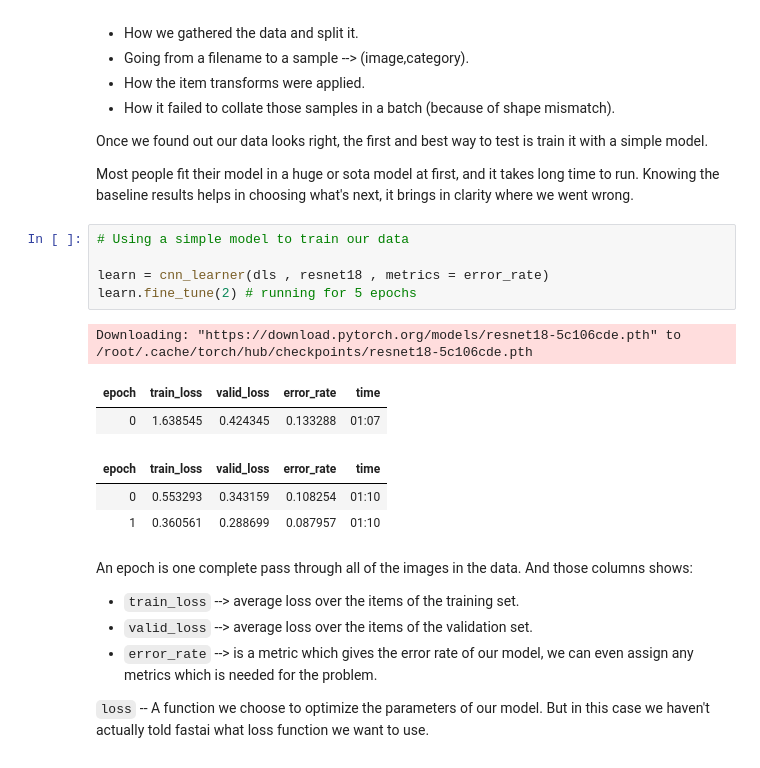
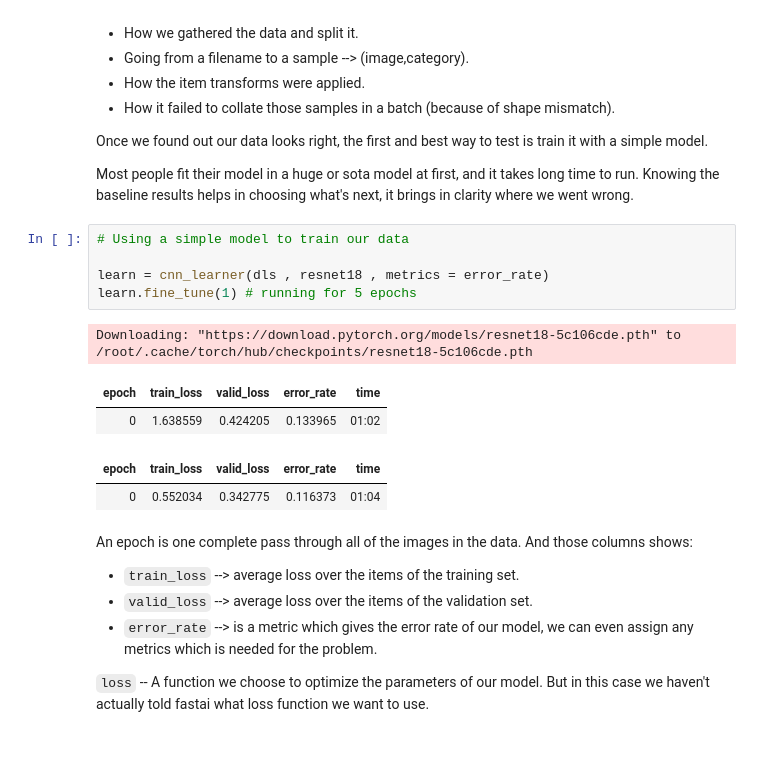
Before and after one commit to ashikshafi08/Learning-Fastai, a Jupyter notebook: Chapters Notebooks/Image_Classification.ipynb, the cells around one changed output. Drawn from its saved outputs; the diff is of its cells as text.

```diff
--- a/Chapters Notebooks/Image_Classification.ipynb
+++ b/Chapters Notebooks/Image_Classification.ipynb
@@ -268,15 +268,14 @@ Most people fit their model in a huge or sota model at first, and it takes long
 # %%
 # Using a simple model to train our data
 
 learn = cnn_learner(dls , resnet18 , metrics = error_rate)
-learn.fine_tune(2) # running for 5 epochs
+learn.fine_tune(1) # running for 5 epochs
 # %% [output]
 Downloading: "https://download.pytorch.org/models/resnet18-5c106cde.pth" to /root/.cache/torch/hub/checkpoints/resnet18-5c106cde.pth
 | epoch | train_loss | valid_loss | error_rate | time |
-| 0 | 1.638545 | 0.424345 | 0.133288 | 01:07 |
+| 0 | 1.638559 | 0.424205 | 0.133965 | 01:02 |
 | epoch | train_loss | valid_loss | error_rate | time |
-| 0 | 0.553293 | 0.343159 | 0.108254 | 01:10 |
-| 1 | 0.360561 | 0.288699 | 0.087957 | 01:10 |
+| 0 | 0.552034 | 0.342775 | 0.116373 | 01:04 |
 # %% [markdown]
 An epoch is one complete pass through all of the images in the data. And those columns shows:
 - `train_loss` --> average loss over the items of the training set.
```
Also changed, not shown: parts of 25 cells of this notebook.
